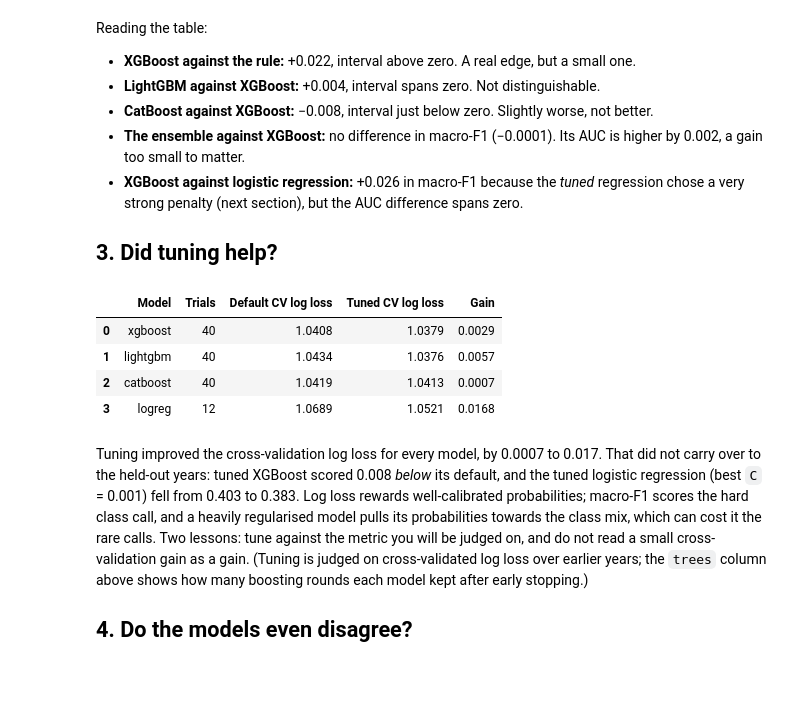
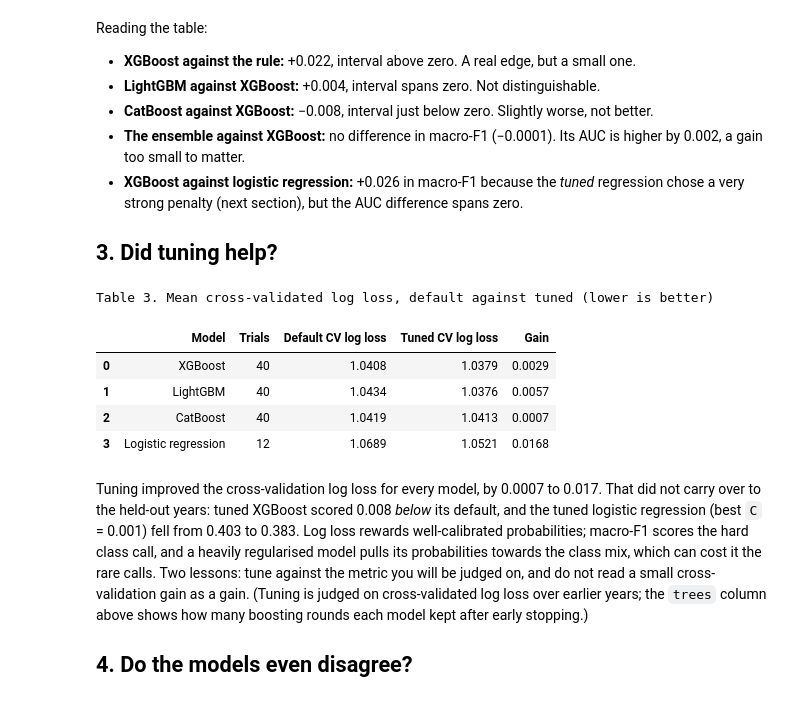
Before and after one commit to HarshilMaks/mini-project, a Jupyter notebook: notebooks/04_model_comparison.ipynb, the cells around one changed output. Cells and saved outputs as stored; diff of their text form; code cells hidden in the pictures.

```diff
--- a/notebooks/04_model_comparison.ipynb
+++ b/notebooks/04_model_comparison.ipynb
@@ -93,14 +103,15 @@ Reading the table:
   strong penalty (next section), but the AUC difference spans zero.
 
 ## 3. Did tuning help?
-# %%
-tuning_table(saved)
-# %% [output]
-|  | Model | Trials | Default CV log loss | Tuned CV log loss | Gain |
-| 0 | xgboost | 40 | 1.0408 | 1.0379 | 0.0029 |
-| 1 | lightgbm | 40 | 1.0434 | 1.0376 | 0.0057 |
-| 2 | catboost | 40 | 1.0419 | 1.0413 | 0.0007 |
-| 3 | logreg | 12 | 1.0689 | 1.0521 | 0.0168 |
+# %%
+viz.show_table(tuning_table(saved), "Table 3. Mean cross-validated log loss, default against tuned (lower is better)", None)
+# %% [output]
+Table 3. Mean cross-validated log loss, default against tuned (lower is better)
+|  | Model | Trials | Default CV log loss | Tuned CV log loss | Gain |
+| 0 | XGBoost | 40 | 1.0408 | 1.0379 | 0.0029 |
+| 1 | LightGBM | 40 | 1.0434 | 1.0376 | 0.0057 |
+| 2 | CatBoost | 40 | 1.0419 | 1.0413 | 0.0007 |
+| 3 | Logistic regression | 12 | 1.0689 | 1.0521 | 0.0168 |
 # %% [markdown]
 Tuning improved the cross-validation log loss for every model, by 0.0007 to 0.017. That did not carry over to
 the held-out years: tuned XGBoost scored 0.008 *below* its default, and the tuned logistic regression (best
```
Also changed, not shown: parts of 6 cells of this notebook.
